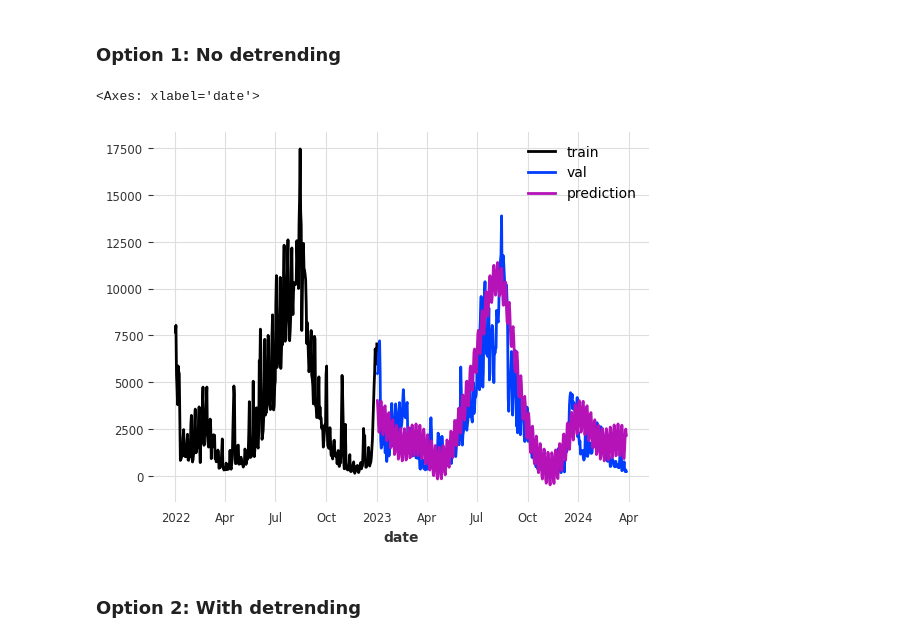
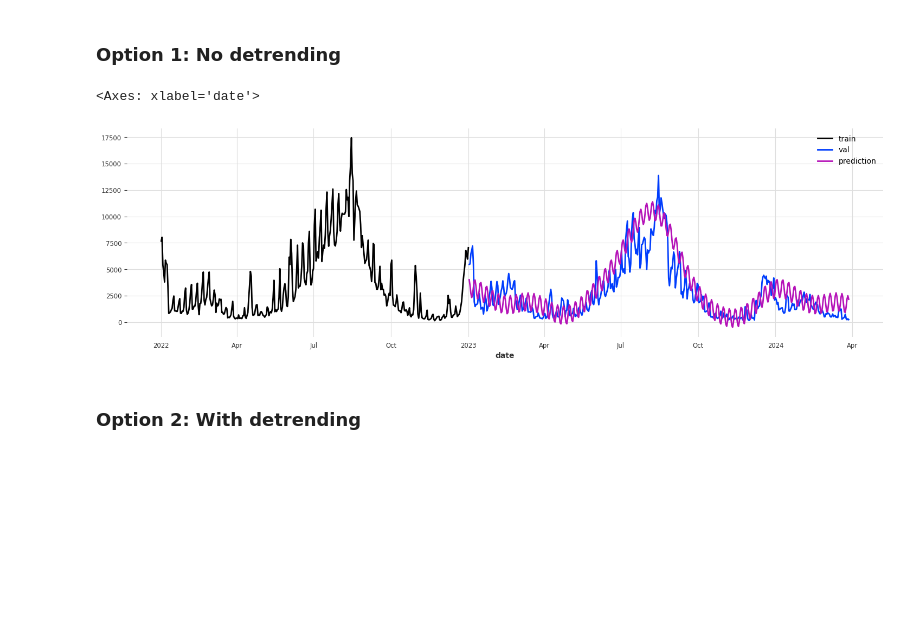
Before and after one commit to tn-aixpa/datiturismo, a Jupyter notebook: digital twin/confounding.ipynb, the cells around one changed output. Drawn from its saved outputs; the diff is of its cells as text; code cells hidden in the pictures; blank space fills up the shorter version.

```diff
--- a/digital twin/confounding.ipynb
+++ b/digital twin/confounding.ipynb
@@ -941,7 +941,7 @@ from darts import TimeSeries
 from darts.datasets import AirPassengersDataset
 from darts.models import FFT
 # %%
-training_data_T_E = resulting_T_E[["date", "all", "is_weekend", "month", "year", "tmax", "tmin"]]
-resulting_ts_df = TimeSeries.from_dataframe(training_data_T_E.reset_index(),
+training_data_T_E = resulting_T_E[["all", "date", "presences_tourists", "presences_excursionists", "is_weekend", "month", "year", "tmax", "tmin"]]
+resulting_ts_df = TimeSeries.from_dataframe(training_data_T_E,
                                             time_col="date",
                                             value_cols="all")
@@ -984,13 +1067,14 @@ val.plot(label="val")
 # %%
 model = FFT()
 model.fit(train)
 pred_val = model.predict(len(val))
+plt.figure(figsize=(18, 5))
 train.plot(label="train")
 val.plot(label="val")
 pred_val.plot(label="prediction")
 # %% [output]
 <Axes: xlabel='date'>
-[figure, old version]
+[figure, new version]
 # %% [markdown]
 ### Option 2: With detrending
 # %%
```
Also changed, not shown: parts of 17 cells of this notebook.
